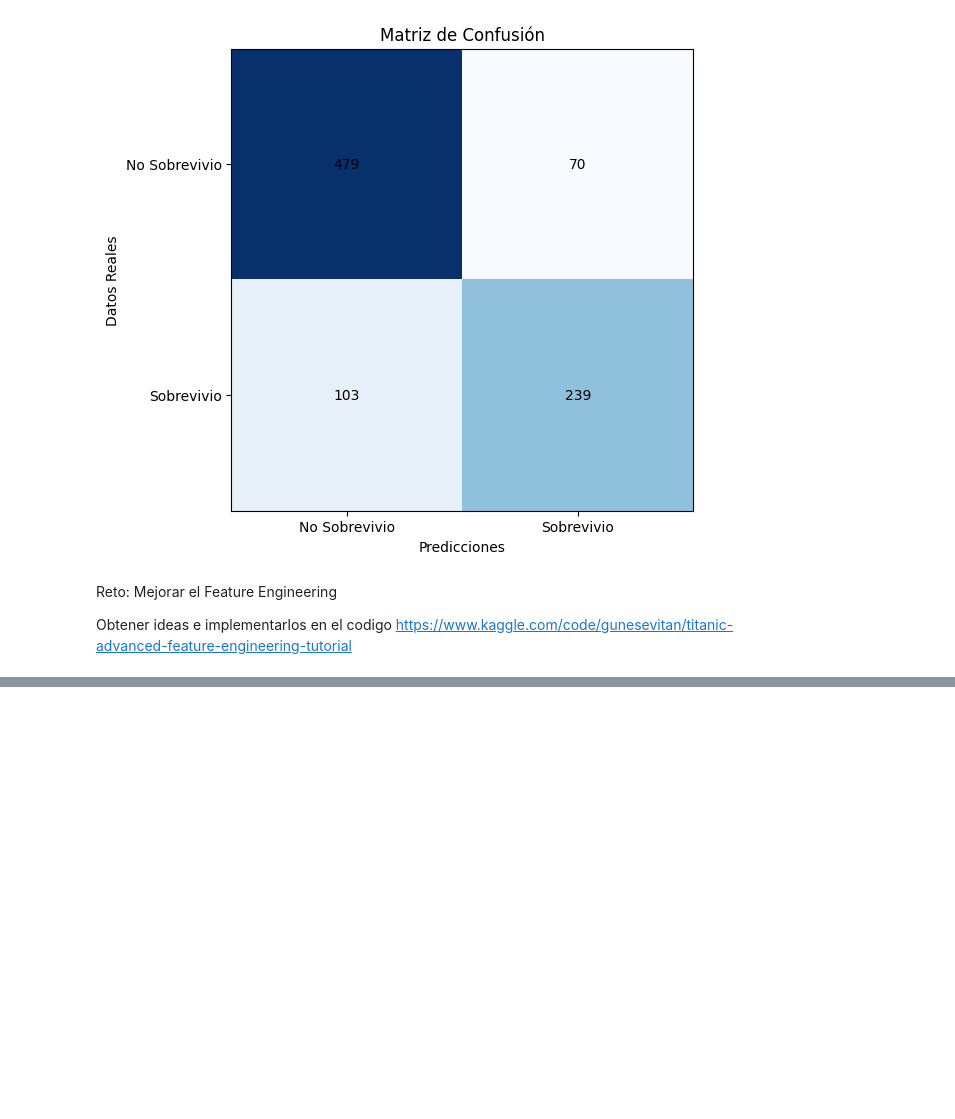
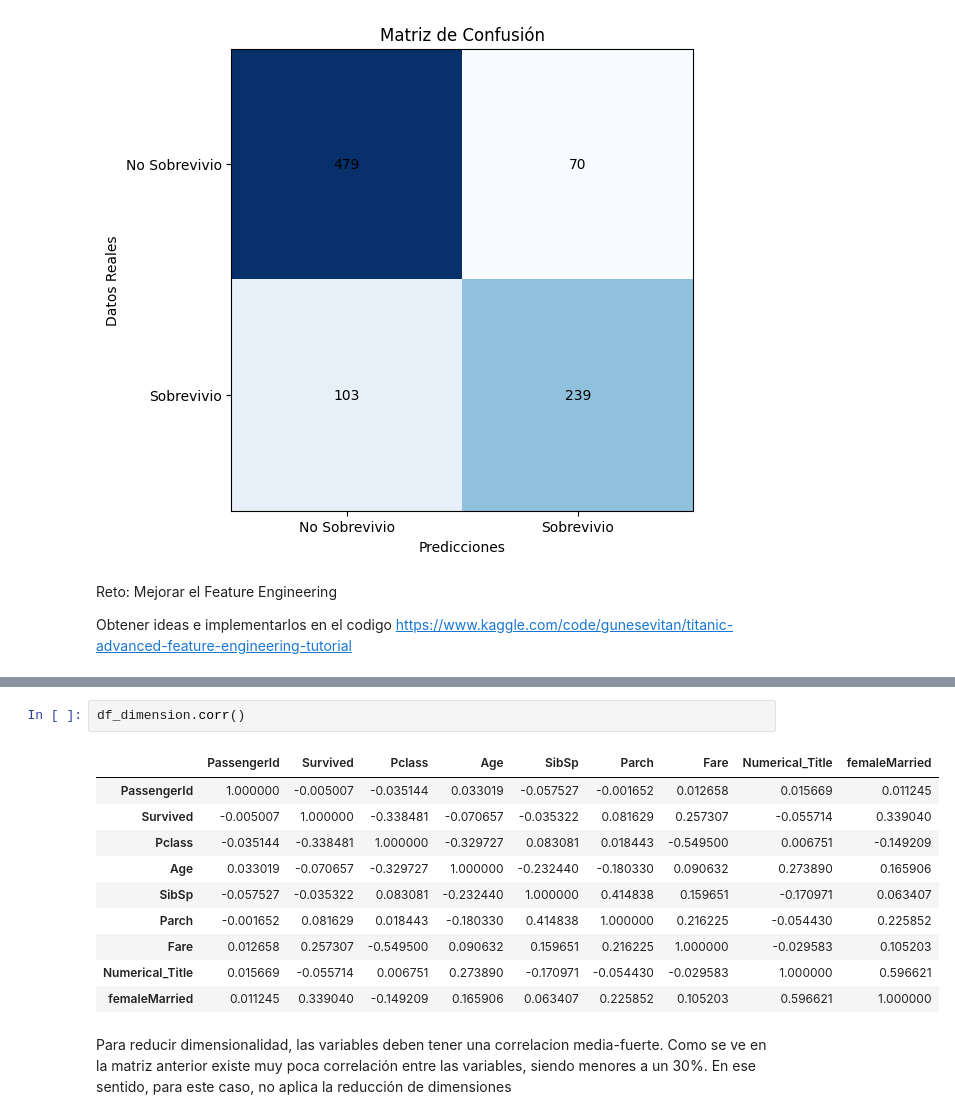
Before and after one commit to Daylon7/DS-Homeworks, a Jupyter notebook: titanic_DaylonRamirez.ipynb, the cells around one changed output, grey strips where cells are left out. Drawn from its saved outputs; the diff is of its cells as text; blank space fills up the shorter version.

```diff
--- a/titanic_DaylonRamirez.ipynb
+++ b/titanic_DaylonRamirez.ipynb
@@ -462,0 +788,15 @@ https://www.kaggle.com/code/gunesevitan/titanic-advanced-feature-engineering-tut
+# %%
+df_dimension.corr()
+# %% [output]
+|  | PassengerId | Survived | Pclass | Age | SibSp | Parch | Fare | Numerical_Title | femaleMarried |
+| PassengerId | 1.000000 | -0.005007 | -0.035144 | 0.033019 | -0.057527 | -0.001652 | 0.012658 | 0.015669 | 0.011245 |
+| Survived | -0.005007 | 1.000000 | -0.338481 | -0.070657 | -0.035322 | 0.081629 | 0.257307 | -0.055714 | 0.339040 |
+| Pclass | -0.035144 | -0.338481 | 1.000000 | -0.329727 | 0.083081 | 0.018443 | -0.549500 | 0.006751 | -0.149209 |
+| Age | 0.033019 | -0.070657 | -0.329727 | 1.000000 | -0.232440 | -0.180330 | 0.090632 | 0.273890 | 0.165906 |
+| SibSp | -0.057527 | -0.035322 | 0.083081 | -0.232440 | 1.000000 | 0.414838 | 0.159651 | -0.170971 | 0.063407 |
+| Parch | -0.001652 | 0.081629 | 0.018443 | -0.180330 | 0.414838 | 1.000000 | 0.216225 | -0.054430 | 0.225852 |
+| Fare | 0.012658 | 0.257307 | -0.549500 | 0.090632 | 0.159651 | 0.216225 | 1.000000 | -0.029583 | 0.105203 |
+| Numerical_Title | 0.015669 | -0.055714 | 0.006751 | 0.273890 | -0.170971 | -0.054430 | -0.029583 | 1.000000 | 0.596621 |
+| femaleMarried | 0.011245 | 0.339040 | -0.149209 | 0.165906 | 0.063407 | 0.225852 | 0.105203 | 0.596621 | 1.000000 |
+# %% [markdown]
+Para reducir dimensionalidad, las variables deben tener una correlacion media-fuerte. Como se ve en la matriz anterior existe muy poca correlación entre las variables, siendo menores a un 30%. En ese sentido, para este caso, no aplica la reducción de dimensiones
```
Also changed, not shown: parts of 27 cells of this notebook.
